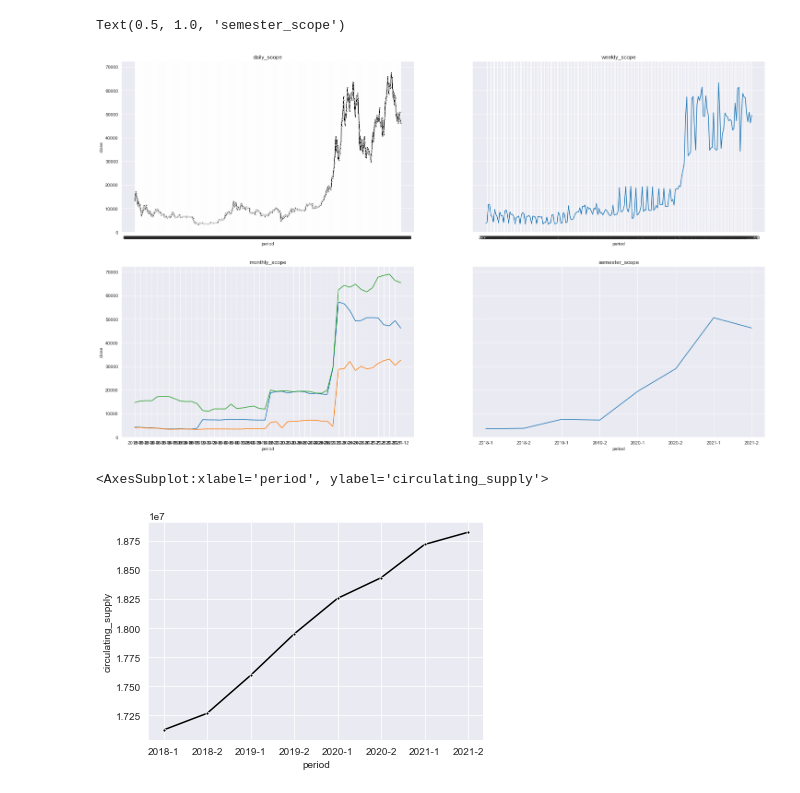
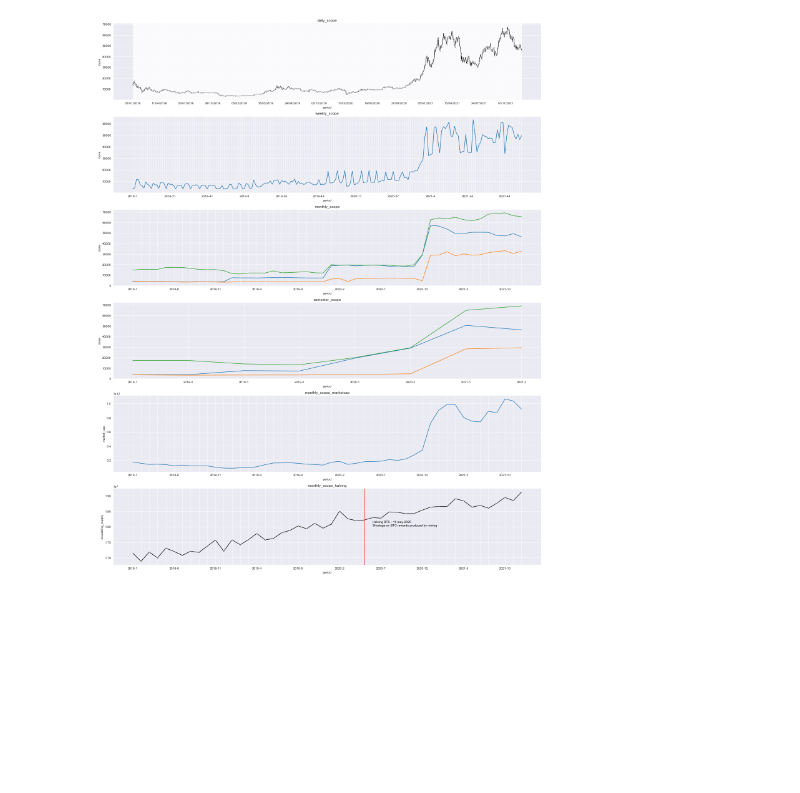
Before and after one commit to ferseguias/analysis_historical_crypto_data, a Jupyter notebook: notebook/visualization/btc_maxi.ipynb, the cells around one changed output. Cells and saved outputs as stored; diff of their text form; code cells hidden in the pictures; blank space fills up the shorter version.

```diff
--- a/notebook/visualization/btc_maxi.ipynb
+++ b/notebook/visualization/btc_maxi.ipynb
@@ -47,24 +47,62 @@ semester_scope["period"] = semester_scope["year"].astype("str") + "-" + semester
 #semester_scope
 # %%
 #price analysis
-fig, axes = plt.subplots(2, 2, figsize=(25, 15), sharex=False, sharey=True)
+fig, axes = plt.subplots(6, 1, figsize=(20, 25), sharex=False, sharey=False)
 
-sns.lineplot(data=scope, x="period", y="close", ax=axes[0,0], color = "black", marker = "o", markersize = 3)
-axes[0,0].set_title("daily_scope")
-sns.lineplot(data=weekly_scope, x="period", y="close", ax=axes[0,1])
-axes[0,1].set_title("weekly_scope")
-sns.lineplot(data=monthly_scope, x="period", y="close", ax=axes[1,0])
-sns.lineplot(data=monthly_scope, x="period", y="low", ax=axes[1,0])
-sns.lineplot(data=monthly_scope, x="period", y="high", ax=axes[1,0])
-axes[1,0].set_title("monthly_scope")
-sns.lineplot(data=semester_scope, x="period", y="close", ax=axes[1,1])
-axes[1,1].set_title("semester_scope")
+fig = sns.lineplot(data=scope, x="period", y="close", ax=axes[0], color = "black", marker = "o", markersize = 3)
+for ind, label in enumerate(fig.get_xticklabels()):
+    if ind % 100 == 0:  # every 10th label is kept
+        label.set_visible(True)
+    else:
+        label.set_visible(False)
+axes[0].set_title("daily_scope")
+
+fig = sns.lineplot(data=weekly_scope, x="period", y="close", ax=axes[1])
+for ind, label in enumerate(fig.get_xticklabels()):
+    if ind % 20 == 0:  # every 10th label is kept
+        label.set_visible(True)
+    else:
+        label.set_visible(False)
+axes[1].set_title("weekly_scope")
+
+fig = sns.lineplot(data=monthly_scope, x="period", y="close", ax=axes[2])
+fig = sns.lineplot(data=monthly_scope, x="period", y="low", ax=axes[2])
+fig = sns.lineplot(data=monthly_scope, x="period", y="high", ax=axes[2])
+for ind, label in enumerate(fig.get_xticklabels()):
+    if ind % 5 == 0:  # every 10th label is kept
+        label.set_visible(True)
+    else:
+        label.set_visible(False)
+axes[2].set_title("monthly_scope")
+
+fig = sns.lineplot(data=semester_scope, x="period", y="close", ax=axes[3])
+fig = sns.lineplot(data=semester_scope, x="period", y="low", ax=axes[3])
+fig = sns.lineplot(data=semester_scope, x="period", y="high", ax=axes[3])
+for ind, label in enumerate(fig.get_xticklabels()):
+    if ind % 1 == 0:  # every 10th label is kept
+        label.set_visible(True)
+    else:
+        label.set_visible(False)
+axes[3].set_title("semester_scope")
+
+fig = sns.lineplot(data=monthly_scope, x="period", y="market_cap", ax=axes[4])
+for ind, label in enumerate(fig.get_xticklabels()):
+    if ind % 5 == 0:  # every 10th label is kept
+        label.set_visible(True)
+    else:
+        label.set_visible(False)
+axes[4].set_title("monthly_scope_marketcap")
+
+#halving analysis 11-may-2020
+fig = sns.lineplot(data=monthly_scope, x="period", y="circulating_supply", color = "black", marker = "o", markersize = 3, ax=axes[5])
+plt.axvline(x="2020-5", color='red')
+for ind, label in enumerate(fig.get_xticklabels()):
+    if ind % 5 == 0:  # every 10th label is kept
+        label.set_visible(True)
+    else:
+        label.set_visible(False)
+axes[5].set_title("monthly_scope_halving")
+plt.text(x="2020-6", y=monthly_scope["circulating_supply"].mean(), s="Halving BTC - 11-may-2020 \nShortage on BTC rewards produced by mining", color='black')
+plt.tight_layout()
 # %% [output]
-Text(0.5, 1.0, 'semester_scope')
-[figure, old version]
+[figure, new version]
-# %%
-#halving analysis
-sns.lineplot(data=semester_scope, x="period", y="circulating_supply", color = "black", marker = "o", markersize = 3)
-# %% [output]
-<AxesSubplot:xlabel='period', ylabel='circulating_supply'>
-[figure, removed]
```
Also changed, not shown: 5 other files.
